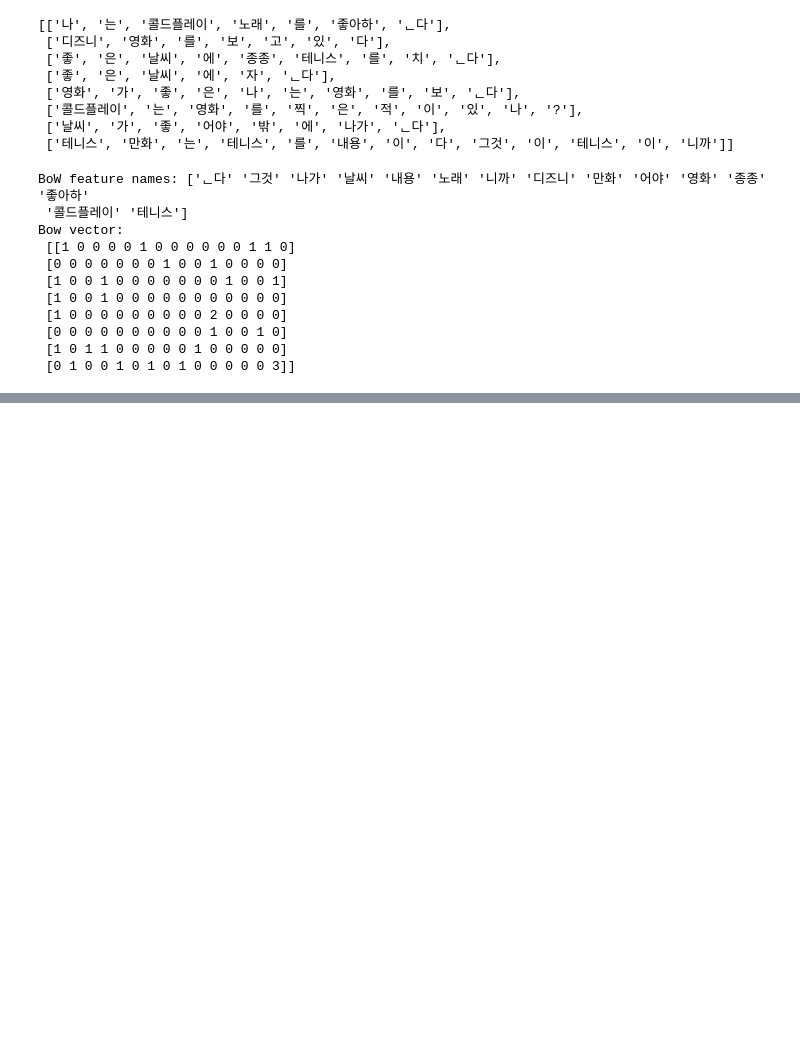
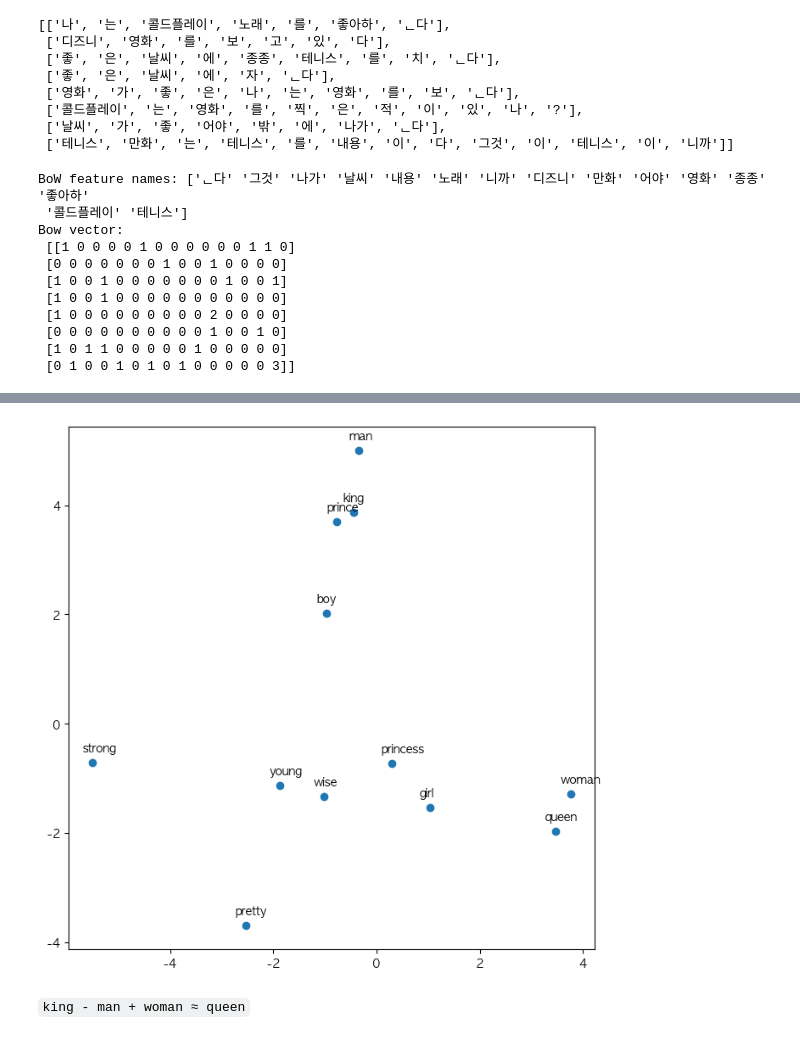
Before and after one commit to oxox97/study_repo, a Jupyter notebook: deep_learning/NLP/Vectorization.ipynb, the cells around one changed output, grey strips where cells are left out. Saved outputs shown, nothing was run; the diff lists cells and outputs as text; code cells hidden in the pictures; blank space fills up the shorter version.

```diff
--- a/deep_learning/NLP/Vectorization.ipynb
+++ b/deep_learning/NLP/Vectorization.ipynb
@@ -116,0 +246,20 @@ TF-IDF vector:
+# %%
+# loss function: cross entropy*
+loss = tf.reduce_mean(-tf.reduce_sum(y_label * tf.log(prediction), axis=[1]))
+
+# 경사하강법 이용하여 loss 줄이는 방향으로 W1, W2, b1, b2 업데이트
+# 학습률 = 0.05
+train_op = tf.train.GradientDescentOptimizer(0.05).minimize(loss)
+# %%
+# Train
+sess = tf.Session()
+init = tf.global_variables_initializer()
+sess.run(init)  # 그래프 실행 시작
+
+iteration = 50000
+for i in range(iteration):
+    # input is X_train which is one hot encoded word
+    # label is Y_train which is one hot encoded neighbor word
+    sess.run(train_op, feed_dict={x: X_train, y_label: Y_train}) # forward -> loss -> backward
+    if i % 3000 == 0:
+        print('iteration '+str(i)+' loss is : ', sess.run(loss, feed_dict={x: X_train, y_label: Y_train}))
@@ -116,0 +284,4 @@ TF-IDF vector:
+# %%
+# Now the hidden layer (W1 + b1) is actually the word look up table
+vectors = sess.run(W1 + b1)  # 우리가 필요한 벡터는 hidden layer, 즉 임베딩 벡터 = W1 + b1
+print(vectors)
@@ -116,0 +301,5 @@ TF-IDF vector:
+# %%
+w2v_df = pd.DataFrame(vectors, columns = ['x1', 'x2'])
+w2v_df['word'] = words
+w2v_df = w2v_df[['word', 'x1', 'x2']]
+w2v_df
@@ -116,0 +320,15 @@ TF-IDF vector:
+# %%
+import matplotlib.pyplot as plt
+
+fig, ax = plt.subplots(figsize=(8, 8))
+
+plt.scatter(w2v_df['x1'], w2v_df['x2'])
+
+for word, x1, x2 in zip(w2v_df['word'], w2v_df['x1'], w2v_df['x2']):
+    ax.annotate(word, (x1-0.2, x2+0.2))
+
+plt.show()
+# %% [output]
+[figure, added]
+# %% [markdown]
+`king - man + woman ≈ queen`
```
Also changed, not shown: parts of 22 cells of this notebook, 8 other files.
